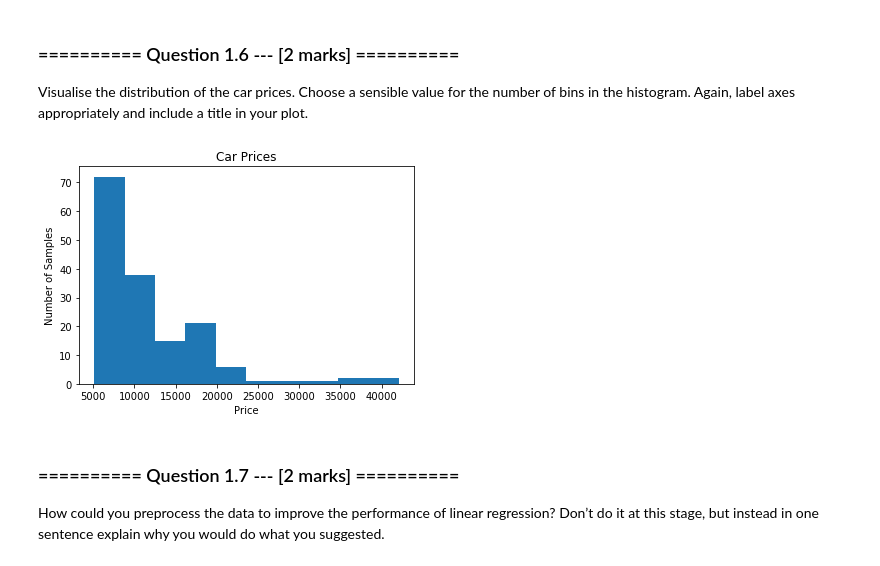
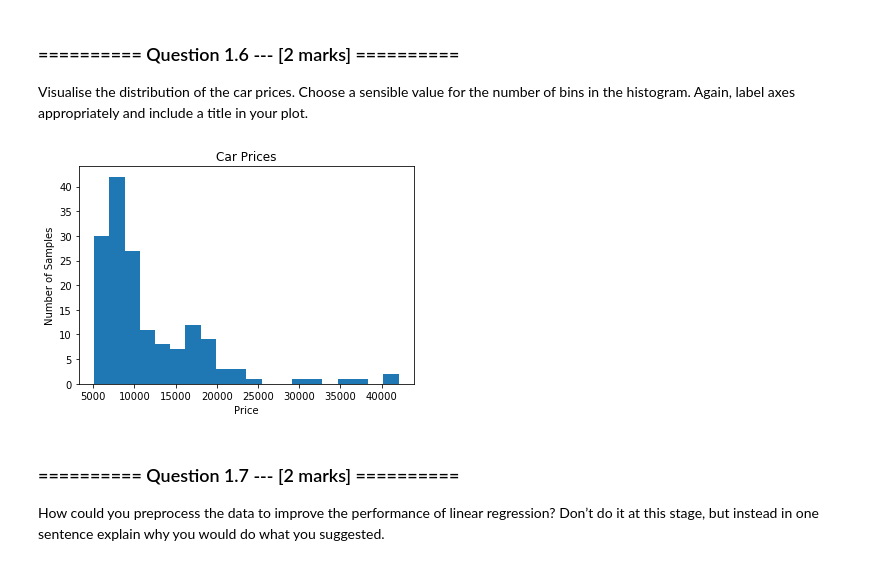
Before and after one commit to hirshagarwal/iaml2017, a Jupyter notebook: Agarwal Assignment 2.ipynb, the cells around one changed output. Drawn from its saved outputs; the diff is of its cells as text; code cells hidden in the pictures.

```diff
--- a/Agarwal Assignment 2.ipynb
+++ b/Agarwal Assignment 2.ipynb
@@ -151,13 +151,13 @@ I don't think that engine-power alone is sufficient for predicting price. Althou
 ### ========== Question 1.6 --- [2 marks] ==========
 Visualise the distribution of the car prices. Choose a sensible value for the number of bins in the histogram. Again, label axes appropriately and include a title in your plot.
 # %%
-plt.hist(x='price', data=auto_numeric, bins=10)
+plt.hist(x='price', data=auto_numeric, bins=20)
 plt.title('Car Prices')
 plt.xlabel('Price')
 plt.ylabel('Number of Samples')
 plt.show()
 # %% [output]
-[figure, old version]
+[figure, new version]
 # %% [markdown]
 ### ========== Question 1.7 --- [2 marks] ==========
 How could you preprocess the data to improve the performance of linear regression? Don’t do it at this stage, but instead in one sentence explain why you would do what you suggested.
```
Also changed, not shown: parts of 4 cells of this notebook.
